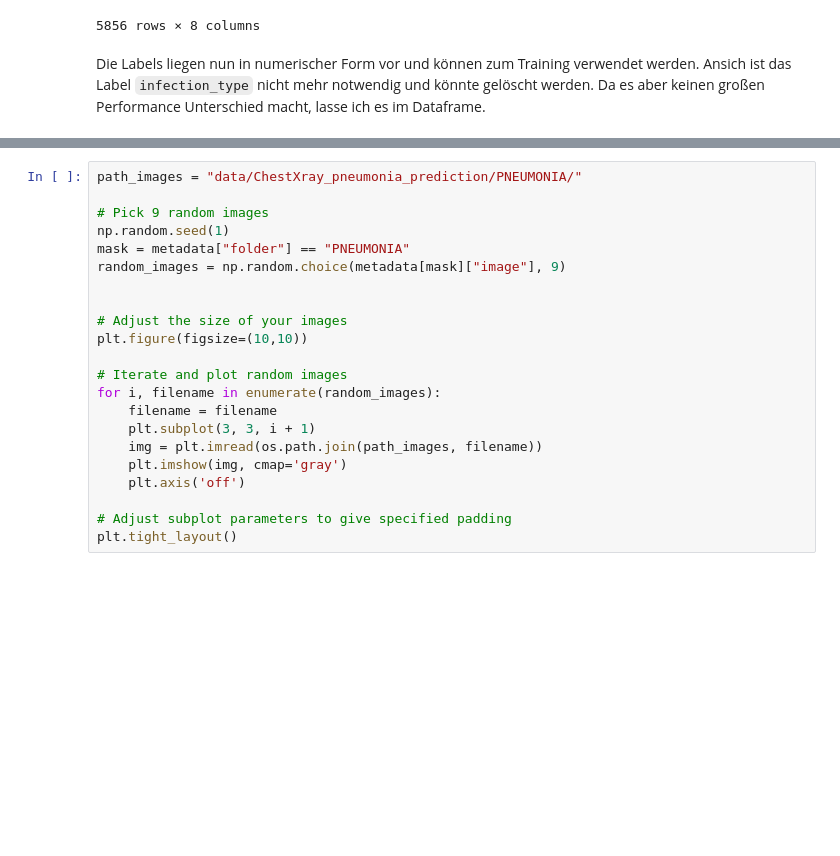
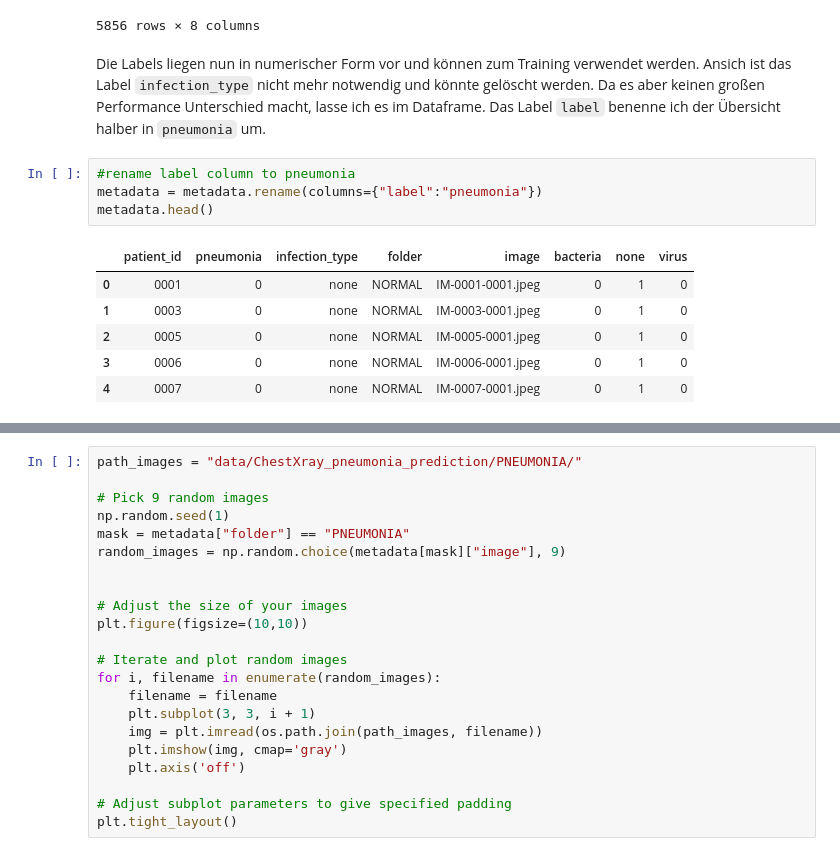
Before and after one commit to PhilippVogel92/ai_for_smart_health, a Jupyter notebook: ai_smart_health_portfolio_02_pneumonia_prediction.ipynb, the cells around one changed output, grey strips where cells are left out. Cells and saved outputs as stored; diff of their text form; blank space fills up the shorter version.

```diff
--- a/ai_smart_health_portfolio_02_pneumonia_prediction.ipynb
+++ b/ai_smart_health_portfolio_02_pneumonia_prediction.ipynb
@@ -283,7 +283,18 @@ metadata
 | 5855 | person9 | 1 | bacteria | PNEUMONIA | person9_bacteria_41.jpeg | 1 | 0 | 0 |
 5856 rows × 8 columns
 # %% [markdown]
-Die Labels liegen nun in numerischer Form vor und können zum Training verwendet werden. Ansich ist das Label `infection_type` nicht mehr notwendig und könnte gelöscht werden. Da es aber keinen großen Performance Unterschied macht, lasse ich es im Dataframe.
+Die Labels liegen nun in numerischer Form vor und können zum Training verwendet werden. Ansich ist das Label `infection_type` nicht mehr notwendig und könnte gelöscht werden. Da es aber keinen großen Performance Unterschied macht, lasse ich es im Dataframe. Das Label `label` benenne ich der Übersicht halber in `pneumonia` um.
+# %%
+#rename label column to pneumonia
+metadata = metadata.rename(columns={"label":"pneumonia"})
+metadata.head()
+# %% [output]
+|  | patient_id | pneumonia | infection_type | folder | image | bacteria | none | virus |
+| 0 | 0001 | 0 | none | NORMAL | IM-0001-0001.jpeg | 0 | 1 | 0 |
+| 1 | 0003 | 0 | none | NORMAL | IM-0003-0001.jpeg | 0 | 1 | 0 |
+| 2 | 0005 | 0 | none | NORMAL | IM-0005-0001.jpeg | 0 | 1 | 0 |
+| 3 | 0006 | 0 | none | NORMAL | IM-0006-0001.jpeg | 0 | 1 | 0 |
+| 4 | 0007 | 0 | none | NORMAL | IM-0007-0001.jpeg | 0 | 1 | 0 |
 # %%
 path_images = "data/ChestXray_pneumonia_prediction/"
 metadata["image_path_and_filename"] = path_images + metadata["folder"] + "/" + metadata["image"]
```
Also changed, not shown: parts of 14 cells of this notebook.
